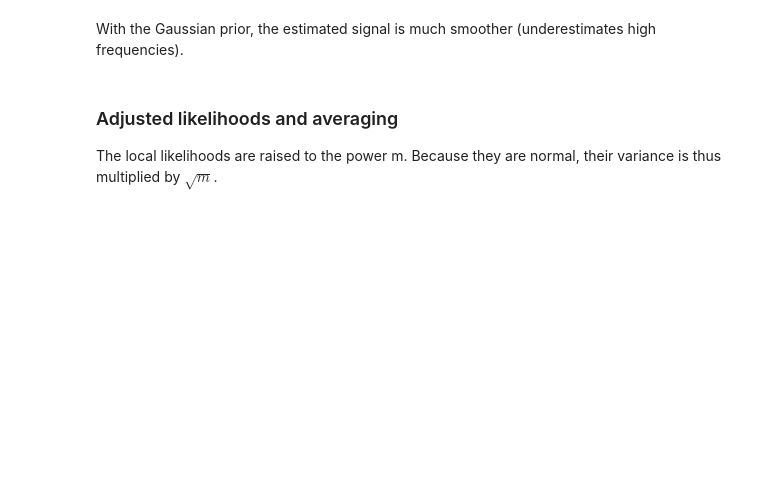
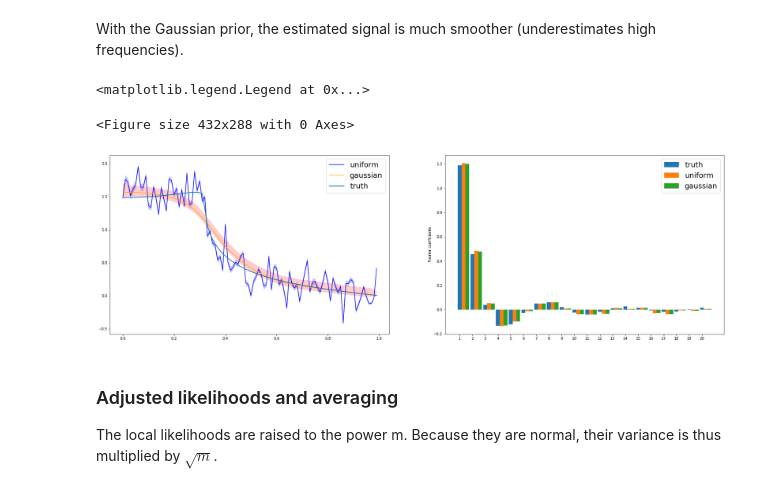
Before and after one commit to JTT94/distributed_posteriors, a Jupyter notebook: notebooks/uniform.ipynb, the cells around one changed output. Cells and saved outputs as stored; diff of their text form; code cells hidden in the pictures; blank space fills up the shorter version.

```diff
--- a/notebooks/uniform.ipynb
+++ b/notebooks/uniform.ipynb
@@ -145,7 +147,7 @@ for i in range(1, N+1):
 
     for j in range(m):
 
-        samp[j,] = np.random.normal(loc = data_3[j,i-1] * n / (n + sigma ** 2 * m * i ** (alpha + 0.5)),
+        samp[j,] = np.random.normal(loc = data_3[j,i-1] * n / (n + sigma ** 2 * m * i ** (2*alpha + 1)),
                                                              scale = sigma * np.sqrt(m / (n + sigma ** 2 * m * i ** (1 + 2*alpha))),
                                                                                        size=p)
 
@@ -157,7 +159,7 @@ post_gauss_nd = np.zeros((N,p))
 
 for i in range(1, N+1):
 
-    post_gauss_nd[i-1,] = np.random.normal(loc = np.mean(data_3[:,i-1]) * n / (n + sigma ** 2 * i ** (alpha + 0.5)),
+    post_gauss_nd[i-1,] = np.random.normal(loc = np.mean(data_3[:,i-1]) * n / (n + sigma ** 2 * i ** (2*alpha + 1)),
                                            scale = sigma / np.sqrt(n + sigma * i ** (2*alpha + 1)), size=p)
 # %%
 # Plots of the global posterior densities of the first coefficients
@@ -268,5 +325,49 @@ a.legend(fontsize = 20)
 # %% [markdown]
 With the Gaussian prior, the estimated signal is much smoother (underestimates high frequencies).
+# %%
+X = np.arange(0,1,0.01)
+samples = np.zeros((p,X.shape[0]))
+samples_g = np.zeros((p,X.shape[0]))
+
+for k in range(p):
+
+    samples[k,:] = [np.sum(post[:,k]* np.cos(np.pi * (np.arange(1.0,N+1.0,1.0) - 0.5) * x)) for x in X]
+    samples_g[k,:] = [np.sum(post_gauss[:,k]* np.cos(np.pi * (np.arange(1.0,N+1.0,1.0) - 0.5) * x)) for x in X]
+
+samp_mean = np.mean(samples, axis = 0)
+samp_std = np.std(samples, axis = 0)
+samp_g_mean = np.mean(samples_g, axis = 0)
+samp_g_std = np.std(samples_g, axis = 0)
+
+est_coeff = np.mean(post_padj, axis = 1)
+est_coeff_gauss = np.mean(post_padj_gauss, axis = 1)
+
+plt.figure()
+fig, ax = plt.subplots(1,2, figsize=(30/1,9/1))
+
+a = ax[0]
+X = np.arange(0,1,0.01)
+a.plot(X,samp_mean,"blue",label="uniform")
+a.plot(X,samp_g_mean,"orange",label="gaussian")
+a.plot(X,Y_true, linewidth=2, label="truth")
+a.fill_between(X, samp_mean - 2*samp_std, samp_mean + 2*samp_std, facecolor="blue", alpha=0.22)
+a.fill_between(X, samp_g_mean - 2*samp_g_std, samp_g_mean + 2*samp_nd_std, facecolor="red", alpha=0.2)
+a.legend(fontsize = 20)
+
+a = ax[1]
+index = np.arange(1,21,1)
+bar_width = 0.3
+opacity = 1
+a.bar(index, theta_3[:20], bar_width, align='center', alpha=opacity, label="truth")
+a.bar(index + bar_width, est_coeff[:20], bar_width, align='center', alpha=opacity, label="uniform")
+a.bar(index + 2*bar_width, est_coeff_gauss[:20], bar_width, align='center', alpha=opacity, label="gaussian")
+a.set_xticks(index)
+a.set_ylabel('Fourier coefficients')
+a.legend(fontsize = 20)
+# %% [output]
+<matplotlib.legend.Legend at 0x...>
+<Figure size 432x288 with 0 Axes>
+[figure, added]
 # %% [markdown]
 ### Adjusted likelihoods and averaging
 
```
Also changed, not shown: parts of 16 cells of this notebook.
